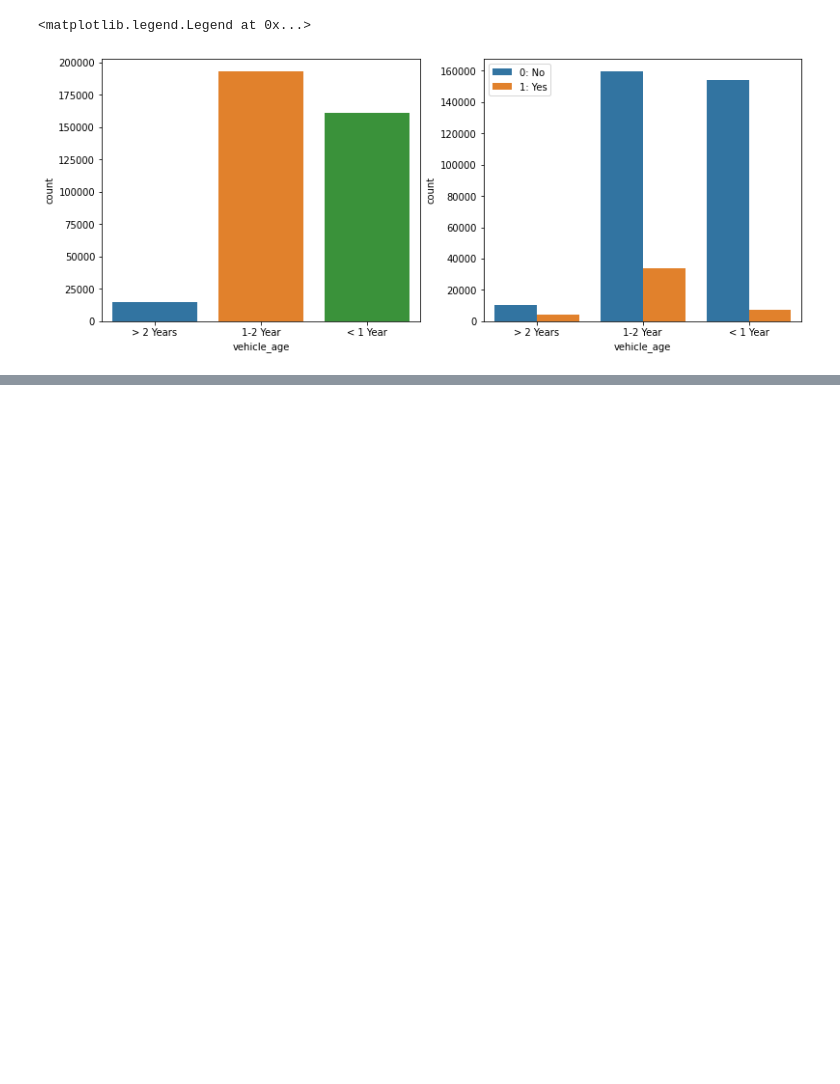
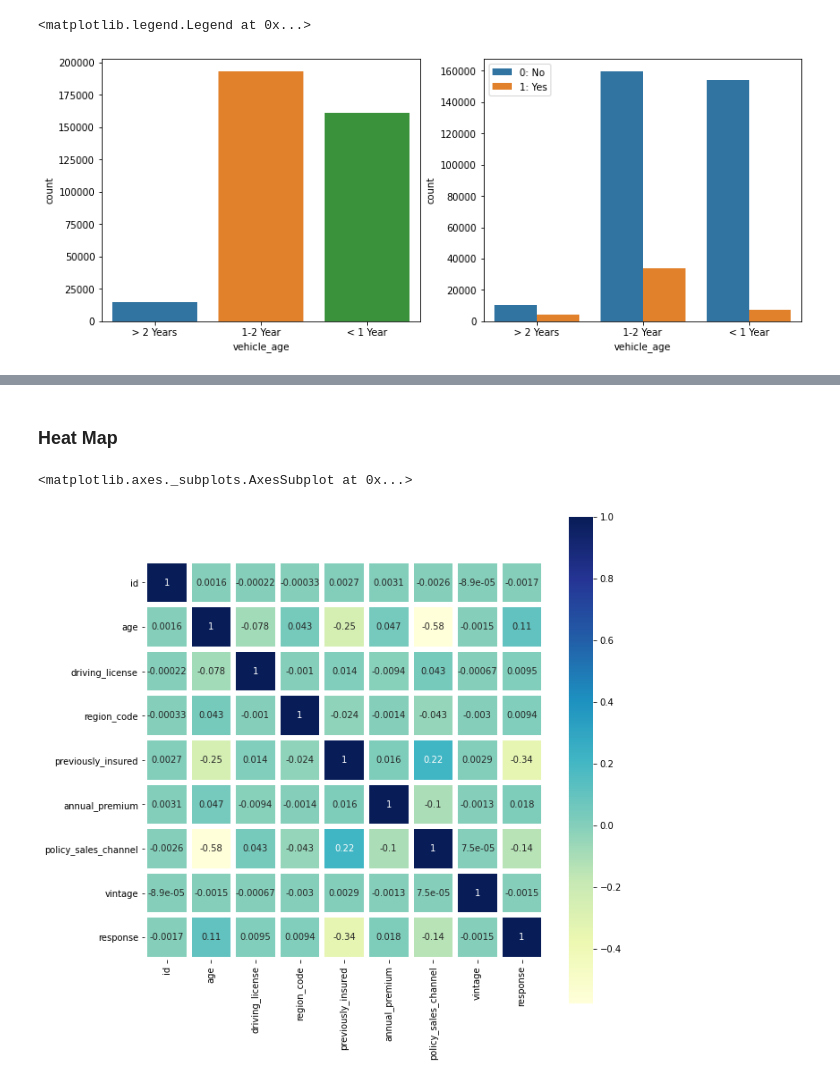
Before and after one commit to Dennieeeee/Heart-Disease, a Jupyter notebook: Healthcare_Insurance_Cross_Sell_Prediction.ipynb, the cells around one changed output, grey strips where cells are left out. Saved outputs shown, nothing was run; the diff lists cells and outputs as text; code cells hidden in the pictures; blank space fills up the shorter version.

```diff
--- a/Healthcare_Insurance_Cross_Sell_Prediction.ipynb
+++ b/Healthcare_Insurance_Cross_Sell_Prediction.ipynb
@@ -376,0 +402,11 @@ plt.legend(['0: No', '1: Yes'])
+# %% [markdown]
+### Heat Map
+# %%
+plt.figure(figsize=(10,10))
+sns.heatmap(train.corr(), annot=True, square=True, linewidths=5,
+            annot_kws={'size': 10}, cmap='YlGnBu')
+
+#annot_kws={'size': 10} - font size of the numbers
+# %% [output]
+<matplotlib.axes._subplots.AxesSubplot at 0x...>
+[figure, added]
```
Also changed, not shown: parts of 7 cells of this notebook.
